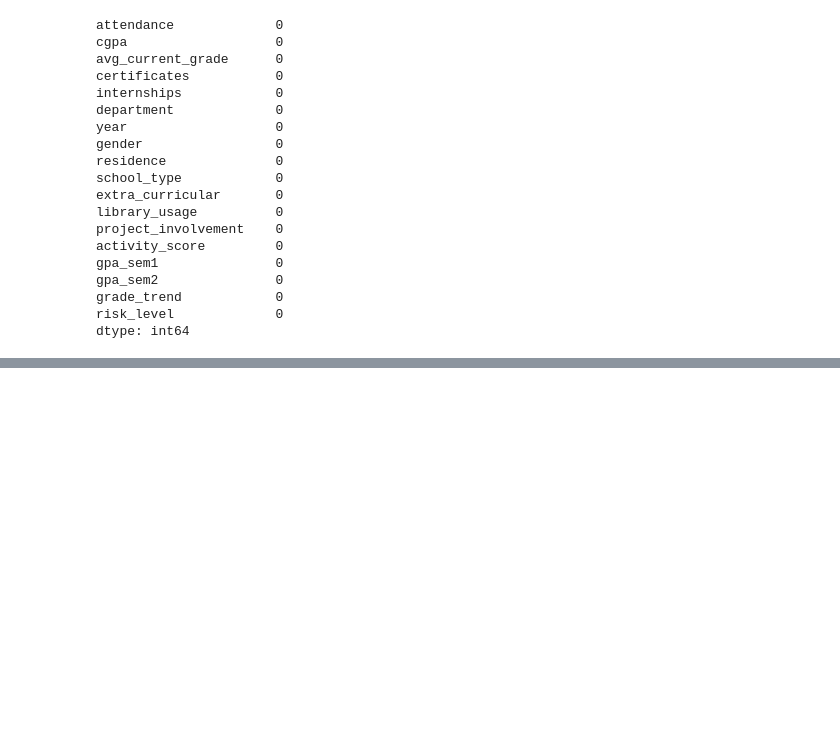
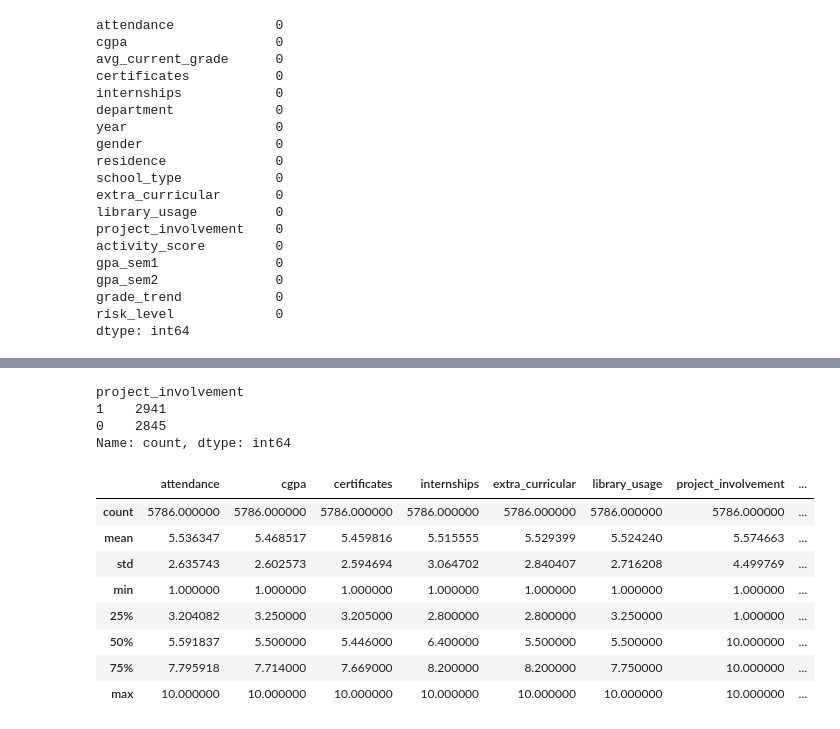
Before and after one commit to KeneanDita/GradeCast, a Jupyter notebook: GradeCast.ipynb, the cells around one changed output, grey strips where cells are left out. Saved outputs shown, nothing was run; the diff lists cells and outputs as text; code cells hidden in the pictures; blank space fills up the shorter version.

```diff
--- a/GradeCast.ipynb
+++ b/GradeCast.ipynb
@@ -64,0 +74,2 @@ dtype: int64
+# %%
+features = data.drop(columns=['department', 'year', 'gender', 'residence', 'school_type', 'risk_level', 'grade_trend', 'avg_current_grade', ])
@@ -64,0 +103,21 @@ dtype: int64
+# %%
+features['project_involvement'].value_counts()
+# %% [output]
+project_involvement
+1    2941
+0    2845
+Name: count, dtype: int64
+# %%
+features = ((features - features.min()) / (features.max() - features.min())) * 9 + 1
+# %%
+features.describe()
+# %% [output]
+|  | attendance | cgpa | certificates | internships | extra_curricular | library_usage | project_involvement | ... |
+| count | 5786.000000 | 5786.000000 | 5786.000000 | 5786.000000 | 5786.000000 | 5786.000000 | 5786.000000 | ... |
+| mean | 5.536347 | 5.468517 | 5.459816 | 5.515555 | 5.529399 | 5.524240 | 5.574663 | ... |
+| std | 2.635743 | 2.602573 | 2.594694 | 3.064702 | 2.840407 | 2.716208 | 4.499769 | ... |
+| min | 1.000000 | 1.000000 | 1.000000 | 1.000000 | 1.000000 | 1.000000 | 1.000000 | ... |
+| 25% | 3.204082 | 3.250000 | 3.205000 | 2.800000 | 2.800000 | 3.250000 | 1.000000 | ... |
+| 50% | 5.591837 | 5.500000 | 5.446000 | 6.400000 | 5.500000 | 5.500000 | 10.000000 | ... |
+| 75% | 7.795918 | 7.714000 | 7.669000 | 8.200000 | 8.200000 | 7.750000 | 10.000000 | ... |
+| max | 10.000000 | 10.000000 | 10.000000 | 10.000000 | 10.000000 | 10.000000 | 10.000000 | ... |
```
Also changed, not shown: parts of 4 cells of this notebook.
